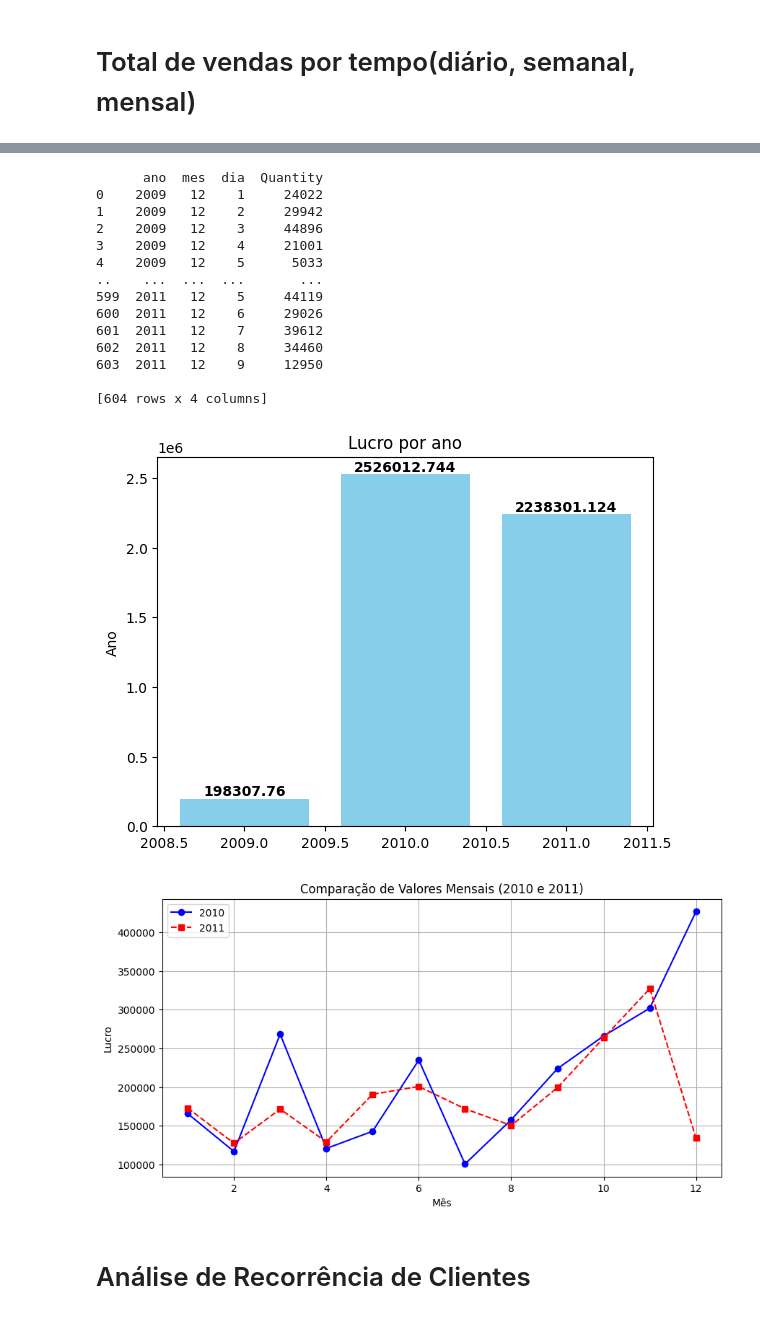
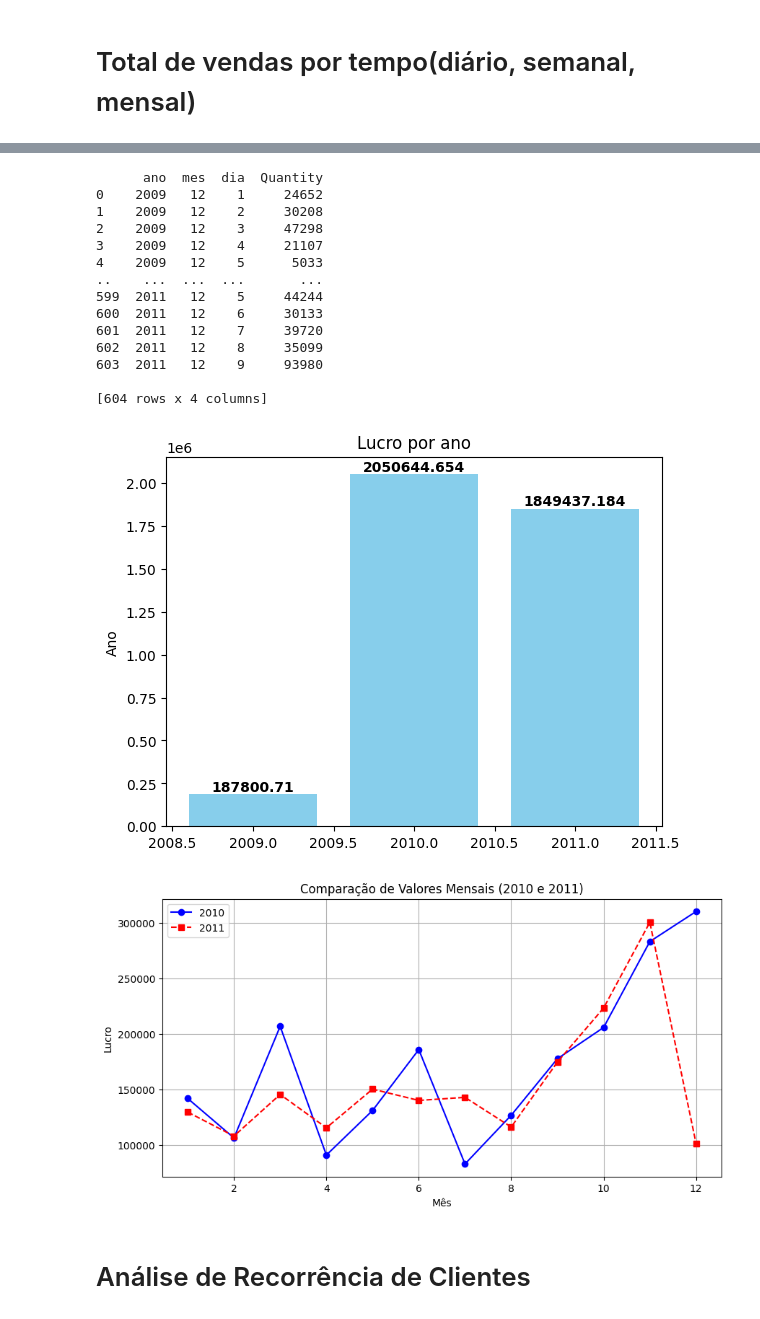
Before and after one commit to nickmorche/online_retail_data_analysis, a Jupyter notebook: data_analysis.ipynb, the cells around one changed output, grey strips where cells are left out. Cells and saved outputs as stored; diff of their text form; code cells hidden in the pictures.

```diff
--- a/data_analysis.ipynb
+++ b/data_analysis.ipynb
@@ -51,8 +51,8 @@ memory usage: 65.1+ MB
 # %%
 # Análise de correlação de dados
 # Convert all columns to numeric, replacing errors with NaN
-df = transactions.apply(pd.to_numeric, errors='coerce')
-correlation = df.corr()
+df_numeric = df.apply(pd.to_numeric, errors='coerce')
+correlation = df_numeric.corr()
 fig = plt.figure(figsize=(7,7))
 plt.matshow(correlation, cmap='RdBu', fignum=fig.number)
 plt.xticks(range(len(correlation.columns)), correlation.columns, rotation='vertical')
@@ -79,49 +79,52 @@ plt.yticks(range(len(correlation.columns)), correlation.columns)
 # Limpeza de Dados
 # %%
 # Verificando valores ausentes
-transactions.isna().sum()
+df.isna().sum()
 
-# transactions['isCancelled'] = transactions['Invoice'][0]
+# Obtêm os transações canceladas
+df_cancelled = df[df['Invoice'].astype(str).str.contains('C', na=False)]
+
+# Remove as transações canceladas
+df = df[~df['Invoice'].astype(str).str.contains('C', na=False)]
 
 # Verificando valores númericos
-transactions['Invoice'] = pd.to_numeric(transactions['Invoice'], errors='coerce')
+df['Invoice'] = pd.to_numeric(df['Invoice'], errors='coerce')
 
-transactions['InvoiceDate'] = pd.to_datetime(transactions['InvoiceDate'])
+df['InvoiceDate'] = pd.to_datetime(df['InvoiceDate'])
 
-transactions['Description'] = transactions['Description'].astype(str)
+df['Description'] = df['Description'].astype(str)
 # %% [markdown]
 # Análise de Dados Básicos
 # %%
 # Adiciona a coluna ano
-transactions['ano'] = transactions['InvoiceDate'].dt.year
+df['ano'] = df['InvoiceDate'].dt.year
 
-transactions['mes'] = transactions['InvoiceDate'].dt.month
+df['mes'] = df['InvoiceDate'].dt.month
 
-transactions['dia'] = transactions['InvoiceDate'].dt.day
+df['dia'] = df['InvoiceDate'].dt.day
 
-transactions['hora'] = transactions['InvoiceDate'].dt.hour
+df['hora'] = df['InvoiceDate'].dt.hour
 
-transactions['semana_mes'] = transactions['InvoiceDate'].dt.isocalendar().week
+df['semana_mes'] = df['InvoiceDate'].dt.isocalendar().week
 
-# Remove as transações canceladas
-transactions_filtered = transactions[~transactions['Invoice'].astype(str).str.contains('C', na=False)]
+# print(df[df['Description'].empty ==].head(5))
+print(df.head(5))
 
 # Agrupoar por produto e somar as quantidades vendidas
-top_products = transactions_filtered.groupby('Description')['Quantity'].sum().reset_index()
+top_products = df.groupby('Description')['Quantity'].sum().reset_index()
 
 # Ordenar do mais vendido para o menos vendido
 top_products = top_products.sort_values(by='Quantity', ascending=False)
+# print(top_products.head(20))
 
-# Criar o gráfico de barras
 # Criando o gráfico de barras
 plt.figure(figsize=(12, 6))
 plt.bar(top_products['Description'].head(20), top_products['Quantity'].head(20), color='royalblue')
 plt.xticks(rotation=45, ha='right')
 # Adicionando rótulos e título
 plt.xlabel("Produtos")
-plt.ylabel("Valores (R$)")
+plt.ylabel("Quantidade")
 plt.title("Valores dos Produtos")
-
 # Exibindo o gráfico
 plt.show()
 # %% [output]
@@ -217,27 +285,27 @@ print(transactions_by_week)
 [121 rows x 4 columns]
 # %%
 # Transações vendidas por dia
-transactions_by_day = transactions_filtered.groupby(['ano', 'mes', 'dia'], as_index=False)['Quantity'].sum()
+df_by_day = df.groupby(['ano', 'mes', 'dia'], as_index=False)['Quantity'].sum()
 
-print(transactions_by_day)
+print(df_by_day)
 # %% [output]
       ano  mes  dia  Quantity
-0    2009   12    1     24022
-1    2009   12    2     29942
-2    2009   12    3     44896
-3    2009   12    4     21001
+0    2009   12    1     24652
+1    2009   12    2     30208
+2    2009   12    3     47298
+3    2009   12    4     21107
 4    2009   12    5      5033
 ..    ...  ...  ...       ...
-599  2011   12    5     44119
-600  2011   12    6     29026
-601  2011   12    7     39612
-602  2011   12    8     34460
-603  2011   12    9     12950
+599  2011   12    5     44244
+600  2011   12    6     30133
+601  2011   12    7     39720
+602  2011   12    8     35099
+603  2011   12    9     93980
 
 [604 rows x 4 columns]
 # %%
 # Total de vendas por ano
-prices_by_year = transactions_filtered.groupby('ano', as_index=False)['Price'].sum()
+prices_by_year = df.groupby('ano', as_index=False)['Price'].sum()
 
 fig, ax = plt.subplots()
 barras = ax.bar(prices_by_year['ano'], prices_by_year['Price'], color='skyblue')
@@ -255,32 +323,32 @@ ax.set_title('Lucro por ano')
 # Mostrar o gráfico
 plt.show()
 # %% [output]
-[figure, old version]
+[figure, new version]
 # %%
 # Total de vendas por mês
-# prices_by_month = transactions_filtered.groupby('mes', as_index=False)['Price'].sum()
-prices_by_month = transactions_filtered.groupby(['ano', 'mes'], as_index=False).agg({'Price': 'sum'})
+# prices_by_month = df_filtered.groupby('mes', as_index=False)['Price'].sum()
+prices_by_month = df.groupby(['ano', 'mes'], as_index=False).agg({'Price': 'sum'})
 
 prices_by_month_filtered = prices_by_month.loc[prices_by_month['ano'] == 2011]
 
 prices_by_month_2011 = prices_by_month[prices_by_month['ano'] == 2011]
 prices_by_month_2010 = prices_by_month[prices_by_month['ano'] == 2010]
 
 plt.figure(figsize=(10, 5))
 plt.plot(prices_by_month_2010['mes'], prices_by_month_2010['Price'],  marker='o', linestyle='-', label='2010', color='blue')
 plt.plot(prices_by_month_2011['mes'], prices_by_month_2011['Price'], marker='s', linestyle='--', label='2011', color='red')
 
 plt.xlabel('Mês')
 plt.ylabel('Lucro')
 plt.title('Comparação de Valores Mensais (2010 e 2011)')
 plt.legend()
 plt.grid(True)
 
 
 # Mostrar o gráfico
 plt.show()
 # %% [output]
-[figure, old version]
+[figure, new version]
 # %% [markdown]
 # Análise de Recorrência de Clientes
 # %%
```
Also changed, not shown: parts of 23 cells of this notebook.
